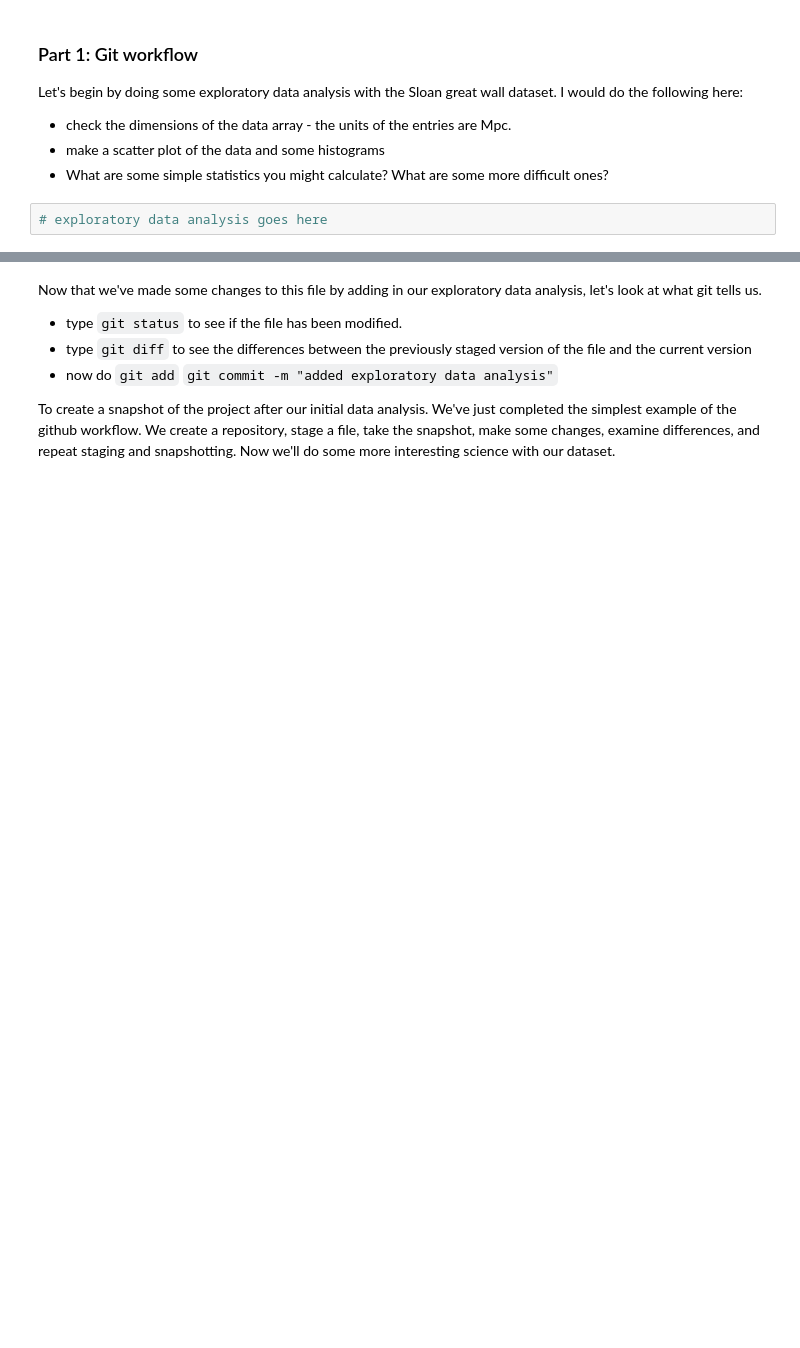
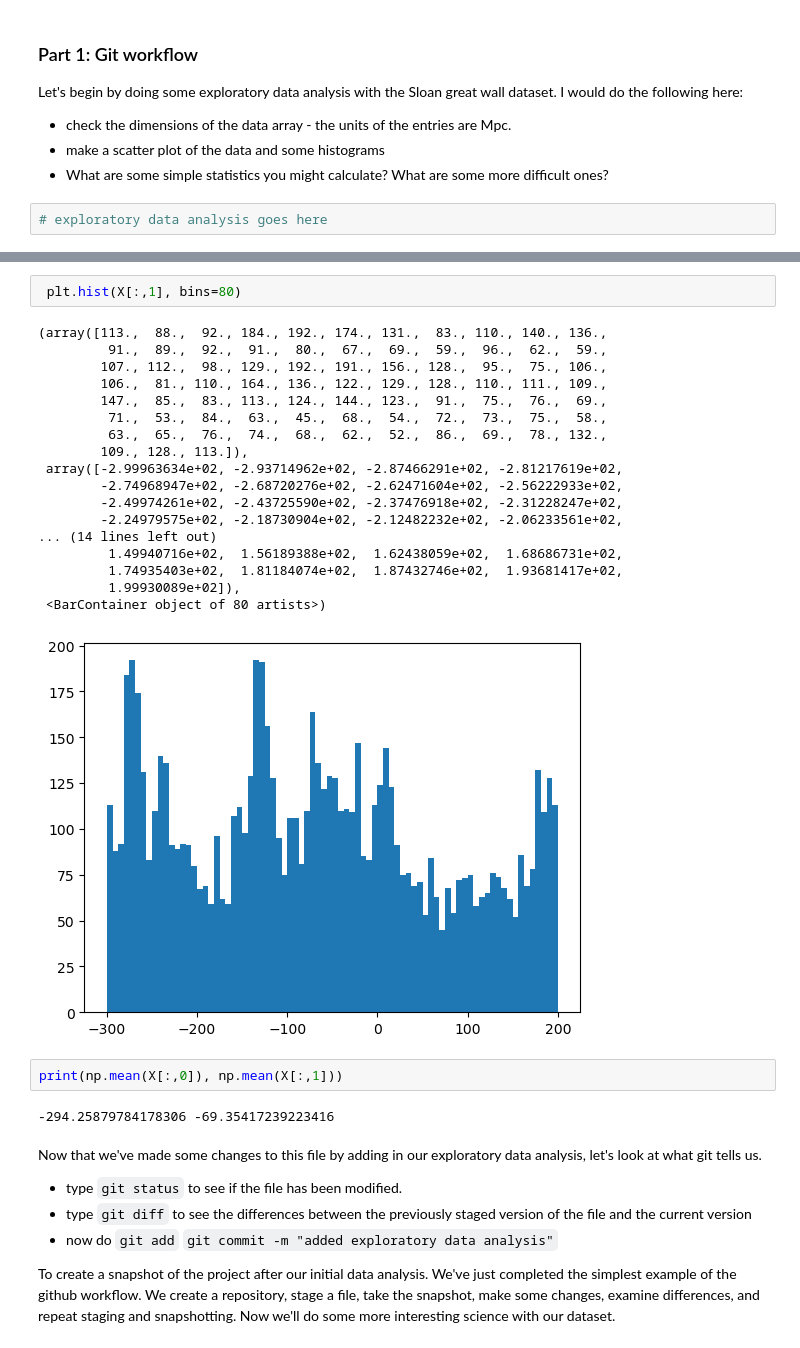
Before and after one commit to oeur/gitpractice, a Jupyter notebook: DSFP_intro_2_git.ipynb, the cells around one changed output, grey strips where cells are left out. Cells and saved outputs as stored; diff of their text form; blank space fills up the shorter version.

```diff
--- a/DSFP_intro_2_git.ipynb
+++ b/DSFP_intro_2_git.ipynb
@@ -50,3 +99,28 @@ Let's begin by doing some exploratory data analysis with the Sloan great wall da
+# %%
+ plt.hist(X[:,1], bins=80)
+# %% [output]
+(array([113.,  88.,  92., 184., 192., 174., 131.,  83., 110., 140., 136.,
+         91.,  89.,  92.,  91.,  80.,  67.,  69.,  59.,  96.,  62.,  59.,
+        107., 112.,  98., 129., 192., 191., 156., 128.,  95.,  75., 106.,
+        106.,  81., 110., 164., 136., 122., 129., 128., 110., 111., 109.,
+        147.,  85.,  83., 113., 124., 144., 123.,  91.,  75.,  76.,  69.,
+         71.,  53.,  84.,  63.,  45.,  68.,  54.,  72.,  73.,  75.,  58.,
+         63.,  65.,  76.,  74.,  68.,  62.,  52.,  86.,  69.,  78., 132.,
+        109., 128., 113.]),
+ array([-2.99963634e+02, -2.93714962e+02, -2.87466291e+02, -2.81217619e+02,
+        -2.74968947e+02, -2.68720276e+02, -2.62471604e+02, -2.56222933e+02,
+        -2.49974261e+02, -2.43725590e+02, -2.37476918e+02, -2.31228247e+02,
+        -2.24979575e+02, -2.18730904e+02, -2.12482232e+02, -2.06233561e+02,
+... (14 lines left out)
+         1.49940716e+02,  1.56189388e+02,  1.62438059e+02,  1.68686731e+02,
+         1.74935403e+02,  1.81184074e+02,  1.87432746e+02,  1.93681417e+02,
+         1.99930089e+02]),
+ <BarContainer object of 80 artists>)
+[figure, added]
+# %%
+print(np.mean(X[:,0]), np.mean(X[:,1]))
+# %% [output]
+-294.25879784178306 -69.35417239223416
 # %% [markdown]
 Now that we've made some changes to this file by adding in our exploratory data analysis, let's look at what git tells us.
 
```
Also changed, not shown: parts of 5 cells of this notebook.
